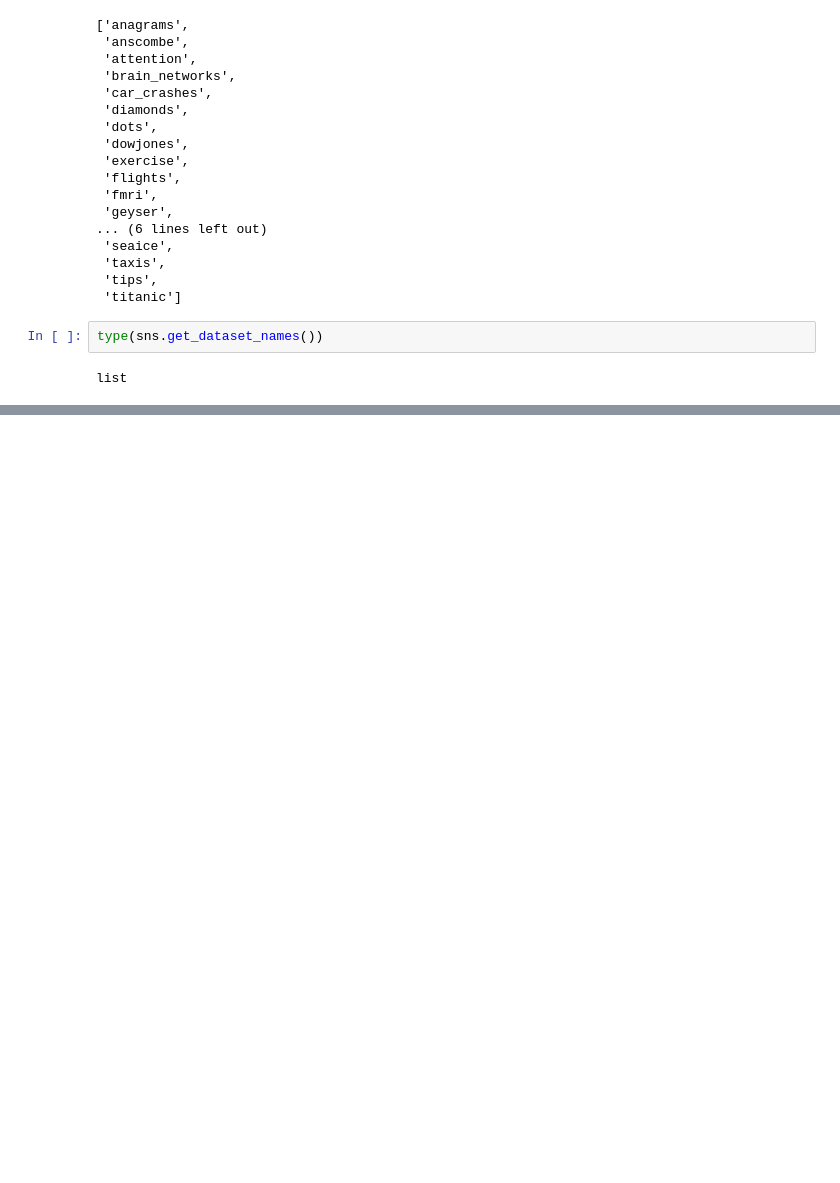
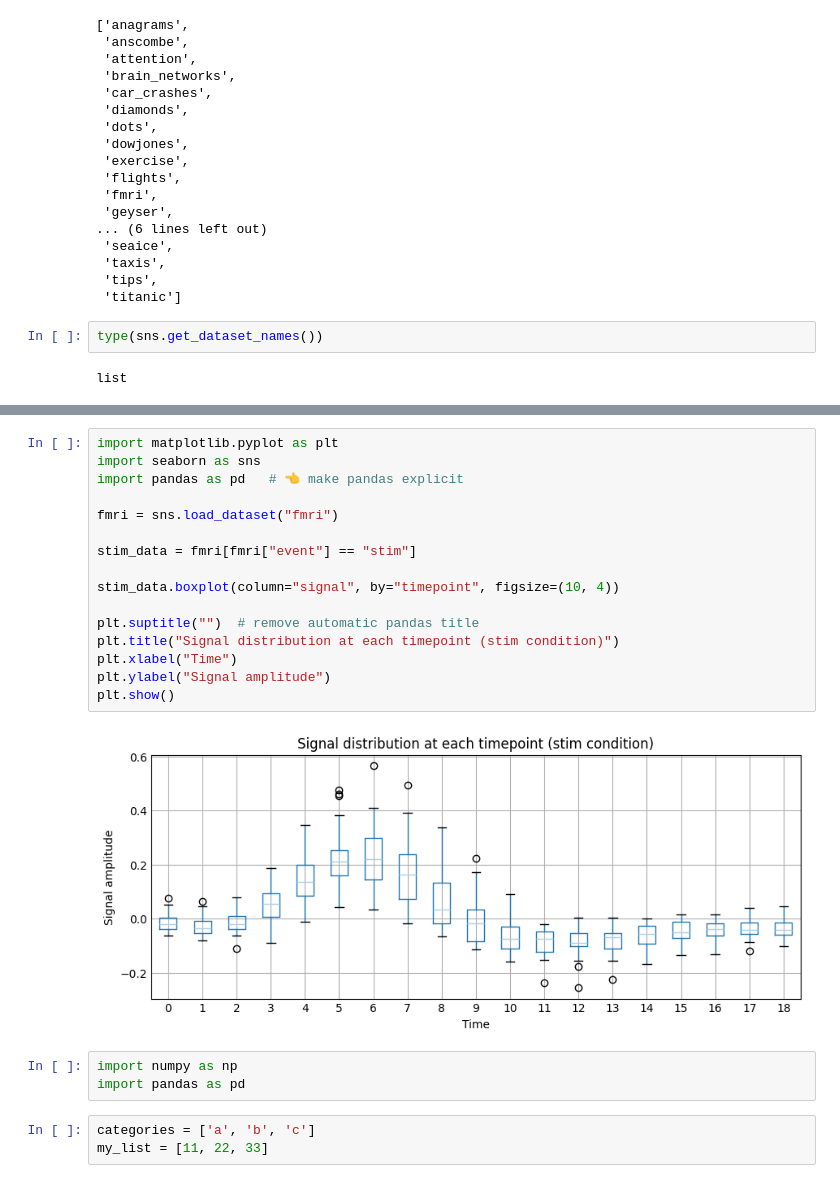
Before and after one commit to sabrina-corona-94/big-data-applications-02.02.26, a Jupyter notebook: jupyter_notebooks/.ipynb, the cells around one changed output, grey strips where cells are left out. Drawn from its saved outputs; the diff is of its cells as text; blank space fills up the shorter version.

```diff
--- a/jupyter_notebooks/.ipynb
+++ b/jupyter_notebooks/.ipynb
@@ -348,0 +407,24 @@ print (F"seborn python library contains {len(set(sns.get_dataset_names))}")
+# %%
+import matplotlib.pyplot as plt
+import seaborn as sns
+import pandas as pd   # 👈 make pandas explicit
+
+fmri = sns.load_dataset("fmri")
+
+stim_data = fmri[fmri["event"] == "stim"]
+
+stim_data.boxplot(column="signal", by="timepoint", figsize=(10, 4))
+
+plt.suptitle("")  # remove automatic pandas title
+plt.title("Signal distribution at each timepoint (stim condition)")
+plt.xlabel("Time")
+plt.ylabel("Signal amplitude")
+plt.show()
+# %% [output]
+[figure, added]
+# %%
+import numpy as np
+import pandas as pd
+# %%
+categories = ['a', 'b', 'c']
+my_list = [11, 22, 33]
```
Also changed, not shown: parts of 45 cells of this notebook.
